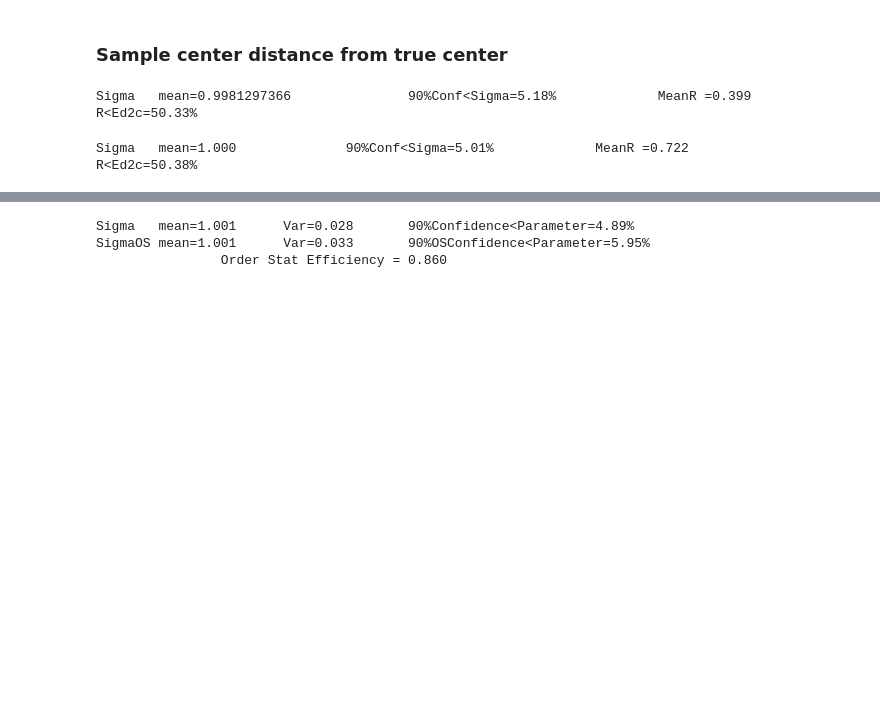
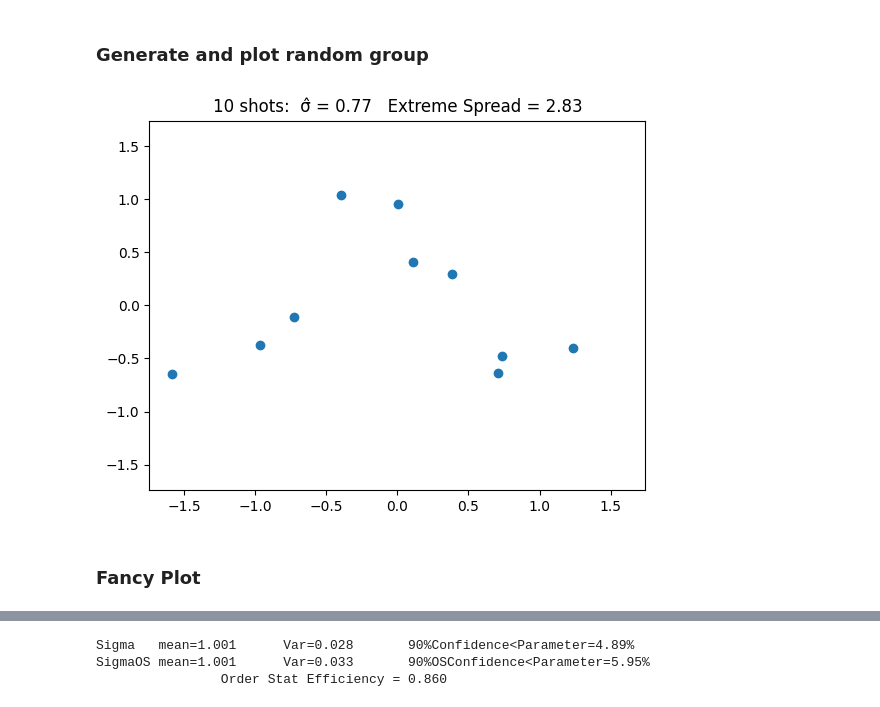
Before and after one commit to dbookstaber/ballistipedia, a Jupyter notebook: BallisticSimulations.ipynb, the cells around one changed output, grey strips where cells are left out. Saved outputs shown, nothing was run; the diff lists cells and outputs as text; code cells hidden in the pictures; blank space fills up the shorter version.

```diff
--- a/BallisticSimulations.ipynb
+++ b/BallisticSimulations.ipynb
@@ -75,26 +21,0 @@ For validation.  Note that the Upper limit of the 90% confidence interval should
-# %% [markdown]
-### Sample center distance from true center
-# %%
-sim10 = [group(10) for i in range(0,10000)]
-sigmaEstimates = [s.sigmaEstimate for s in sim10]
-sigmaUppers = [s.sigmaUpperConfidence for s in sim10]
-d2c = [s.d2c for s in sim10]
-Ed2c = [s.d2cMedian for s in sim10]
-print(f"Sigma   mean={np.mean(sigmaEstimates):.10f} \
-      \t90%Conf<Sigma={sum(1 for x in sigmaUppers if x < sim10[0].sigma)/len(sigmaUppers):.2%} \
-      \tMeanR ={np.mean(d2c):.3f} \
-      \tR<Median={sum(1 for i in range(0, len(sigmaEstimates)) if d2c[i] > Ed2c[i])/len(sigmaEstimates):.2%}")
-# %% [output]
-Sigma   mean=0.9981297366               90%Conf<Sigma=5.18%             MeanR =0.399            R<Ed2c=50.33%
-# %%
-sim3 = [group(3) for i in range(0,10000)]
-sigmaEstimates = [s.sigmaEstimate for s in sim3]
-sigmaUppers = [s.sigmaUpperConfidence for s in sim3]
-d2c = [s.d2c for s in sim3]
-Ed2c = [s.d2cMedian for s in sim3]
-print(f"Sigma   mean={np.mean(sigmaEstimates):.3f} \
-      \t90%Conf<Sigma={sum(1 for x in sigmaUppers if x < sim10[0].sigma)/len(sigmaUppers):.2%} \
-      \tMeanR ={np.mean(d2c):.3f} \
-      \tR<Ed2c={sum(1 for i in range(0, len(sigmaEstimates)) if d2c[i] > Ed2c[i])/len(sigmaEstimates):.2%}")
-# %% [output]
-Sigma   mean=1.000              90%Conf<Sigma=5.01%             MeanR =0.722            R<Ed2c=50.38%
@@ -100,0 +103,10 @@ Sigma   mean=1.000              90%Conf<Sigma=5.01%             MeanR =0.722
+# %% [markdown]
+### Generate and plot random group
+# %%
+g = Group(10)
+plt.title(f"{g.n} shots:  \u03C3\u0302 = {g.sigmaEstimate:.2f}   Extreme Spread = {g.extremeSpread():.2f}")
+g.plot()
+# %% [output]
+[figure, added]
+# %% [markdown]
+### Fancy Plot
```
Also changed, not shown: parts of 21 cells of this notebook.
